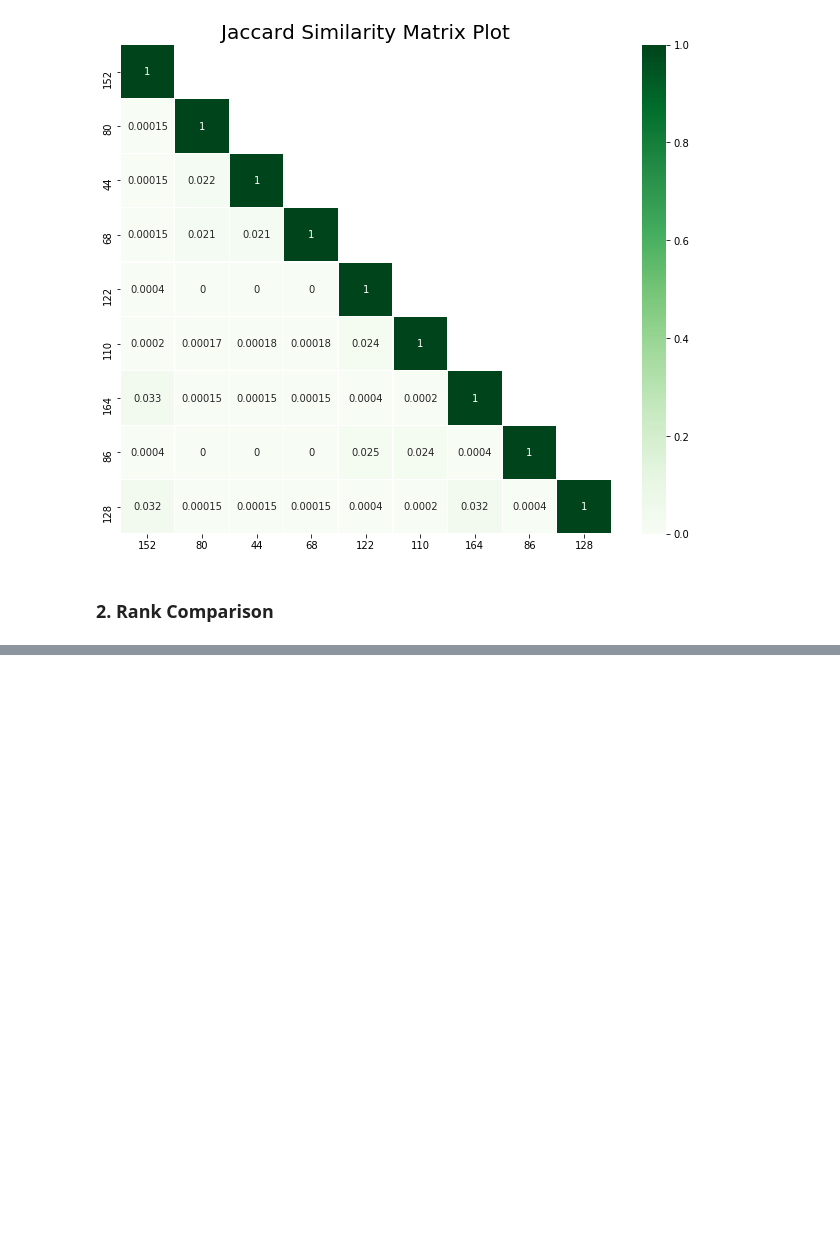
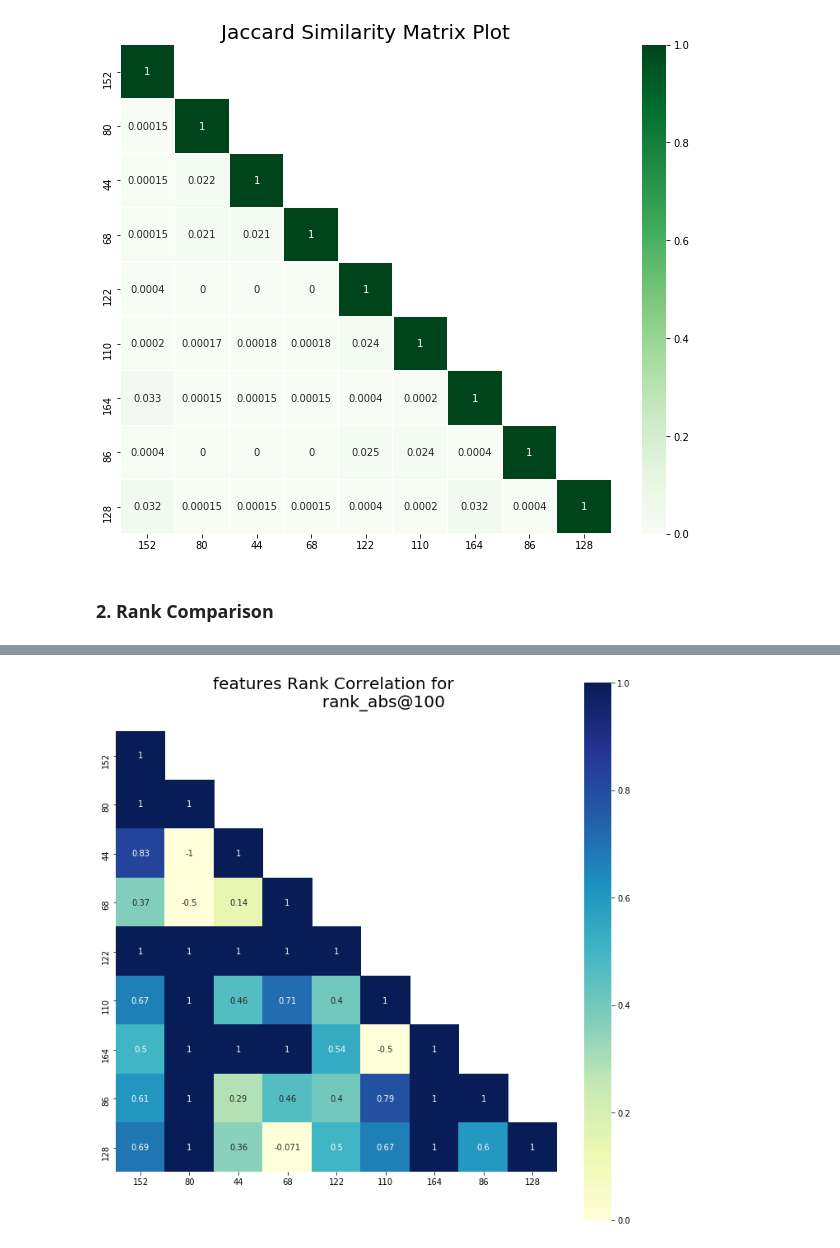
Before and after one commit to dssg/triage, a Jupyter notebook: src/triage/component/postmodeling/contrast/postmodeling_tutorial.ipynb, the cells around one changed output, grey strips where cells are left out. Cells and saved outputs as stored; diff of their text form; code cells hidden in the pictures; blank space fills up the shorter version.

```diff
--- a/src/triage/component/postmodeling/contrast/postmodeling_tutorial.ipynb
+++ b/src/triage/component/postmodeling/contrast/postmodeling_tutorial.ipynb
@@ -272,0 +290,8 @@ audited_models_class.plot_ranked_corrlelation(type='features',
+# %%
+audited_models_class.plot_ranked_corrlelation(figsize=params.figsize,
+                                               corr_type='features',
+                                               param_type='rank_abs',
+                                               param=100,
+                                               top_n_features=params.n_features_plots)
+# %% [output]
+[figure, added]
```
Also changed, not shown: parts of 15 cells of this notebook, 1 other file.
